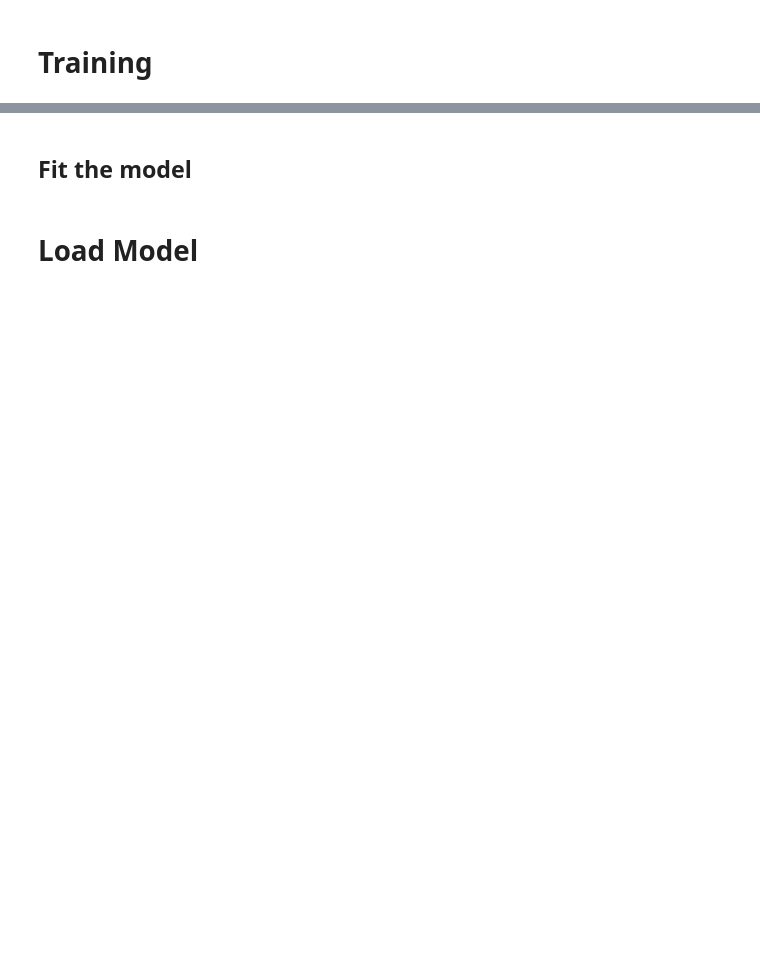
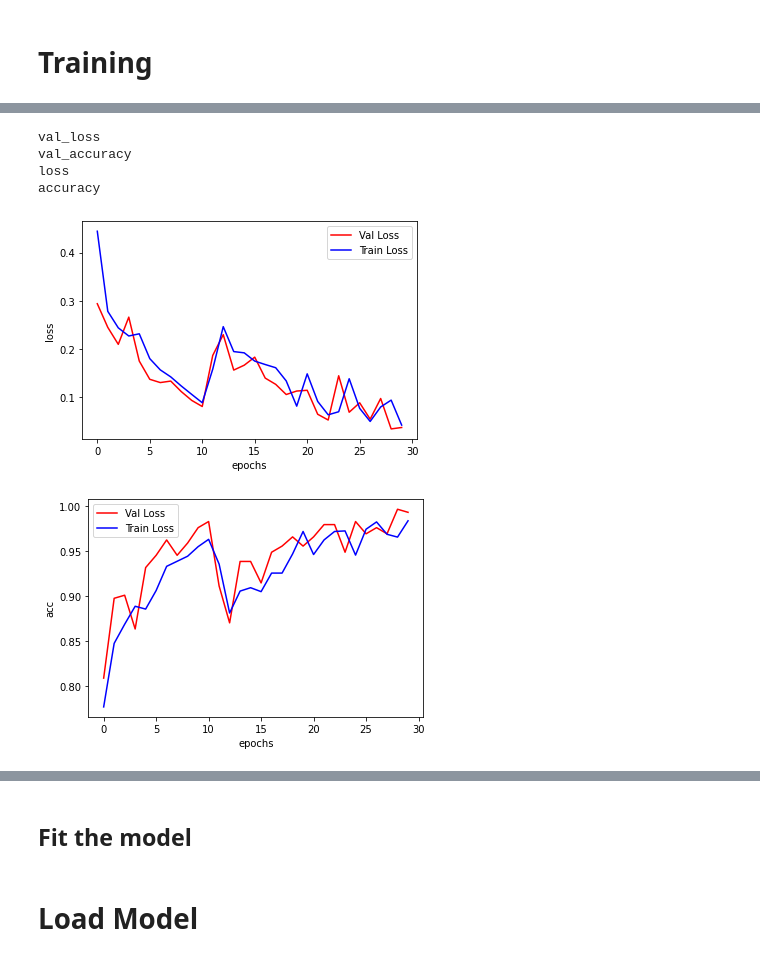
Before and after one commit to josephmhernandez/SeizureDetection, a Jupyter notebook: SeizureDetection.ipynb, the cells around one changed output, grey strips where cells are left out. Cells and saved outputs as stored; diff of their text form; code cells hidden in the pictures; blank space fills up the shorter version.

```diff
--- a/SeizureDetection.ipynb
+++ b/SeizureDetection.ipynb
@@ -106,2 +241,20 @@ for a in actions:
+# %%
+#Visualize what's happening in the video output
+#import numpy as np
+import matplotlib.pyplot as plt
+
+_t10 = np.load('jj_npy/jj-vid_1.npy')
+
+print(_t10.shape)
+
+plt.figure()
+for i in range(0, len(_t10), 1):
+    for j in range(0,50,2):
+        plt.xlim(0, 1)
+        plt.ylim((0, 1))
+        plt.scatter(_t10[i][j], _t10[i][j+1])
+
+
+    plt.pause(.0001)
 # %% [markdown]
 # Data Preparation
@@ -565,0 +702,33 @@ for i,p in enumerate(pred):
+# %%
+import matplotlib.pyplot as plt
+for h in history.history:
+    print(h)
+plt.figure()
+val_loss = history.history['val_loss']
+loss = history.history['loss']
+plt.xlabel('epochs')
+plt.ylabel('loss')
+num_epochs = range(30)
+
+plt.plot(num_epochs, val_loss[:len(num_epochs)], 'r', label = 'Val Loss')
+plt.plot( num_epochs, loss[:len(num_epochs)], 'b', label = 'Train Loss')
+plt.legend()
+plt.show()
+
+val_loss = history.history['val_accuracy']
+loss = history.history['accuracy']
+plt.xlabel('epochs')
+plt.ylabel('acc')
+num_epochs = range(30)
+
+plt.plot(num_epochs, val_loss[:len(num_epochs)], 'r', label = 'Val Loss')
+plt.plot( num_epochs, loss[:len(num_epochs)], 'b', label = 'Train Loss')
+plt.legend()
+plt.show()
+# %% [output]
+val_loss
+val_accuracy
+loss
+accuracy
+[figure, added]
+[figure, added]
```
Also changed, not shown: parts of 37 cells of this notebook.
